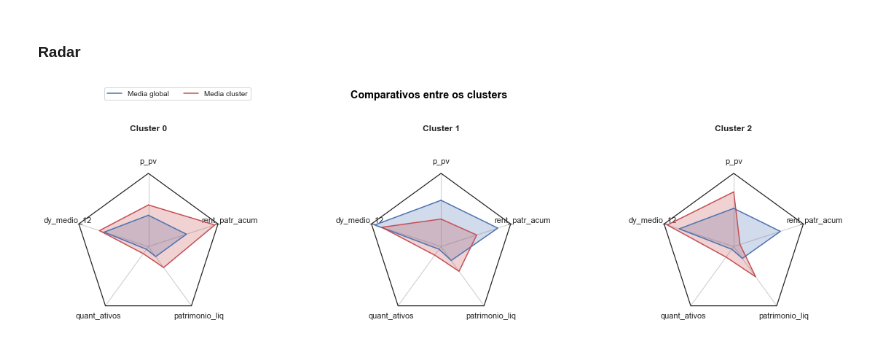
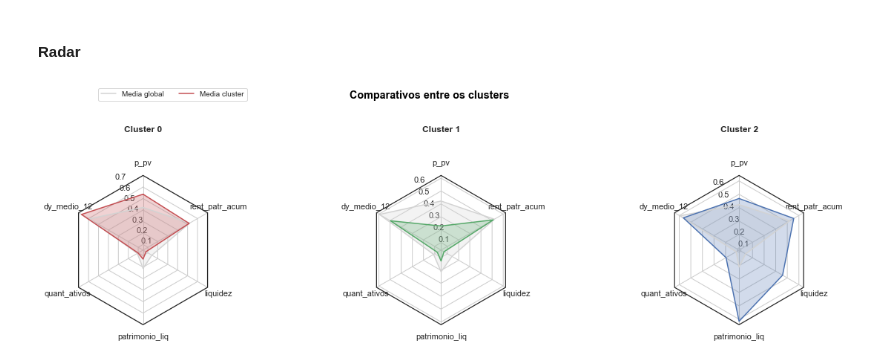
Before and after one commit to oliveiratiano/funds_explorer, a Jupyter notebook: agrupamento.ipynb, the cells around one changed output. Drawn from its saved outputs; the diff is of its cells as text; code cells hidden in the pictures.

```diff
--- a/agrupamento.ipynb
+++ b/agrupamento.ipynb
@@ -123,9 +123,10 @@ X_p = (pd.merge(X_tr.reset_index().set_index('index'),
                                                             'QUANTIDADE ATIVOS_y',
                                                             'PATRIMÔNIO LÍQ._y',
                                                             'RENTAB. PATR. ACUMULADA_y',
+                                                            'LIQUIDEZ DIÁRIA_y',
                                                             'clusters']]).reset_index()
 
-X_p.columns = ['index','p_pv', 'dy_medio_12', 'quant_ativos', 'patrimonio_liq', 'rent_patr_acum','clusters']
+X_p.columns = ['index','p_pv', 'dy_medio_12', 'quant_ativos', 'patrimonio_liq', 'rent_patr_acum','liquidez','clusters']
 for i in range(1, X_p.shape[1]-1):
     minimo = np.min(X_p.iloc[:,i])
     maximo = np.max(X_p.iloc[:,i])
@@ -134,33 +135,30 @@ medios = [X_p['p_pv'].mean(),
           X_p['dy_medio_12'].mean(),
           X_p['quant_ativos'].mean(),
           X_p['patrimonio_liq'].mean(),
-          X_p['rent_patr_acum'].mean()]
-def escalar_coluna(X_p, coluna, cluster):
-    minimo = np.min(X_p.loc[X_p.clusters == cluster, coluna])
-    maximo = np.max(X_p.loc[X_p.clusters == cluster, coluna])
-    X_p.loc[X_p.clusters == cluster, coluna] = (X_p.loc[X_p.clusters == cluster, coluna]
-                                                .apply(lambda x: (x-minimo)/(maximo-minimo)))
-[escalar_coluna(X_p, coluna, 0) for coluna in ['p_pv','dy_medio_12', 'quant_ativos', 'patrimonio_liq', 'rent_patr_acum']]
+          X_p['liquidez'].mean(),
+          X_p['rent_patr_acum'].mean(),
+          ]
 medios_0 = [X_p.loc[X_p.clusters == 0, 'p_pv'].mean(),
             X_p.loc[X_p.clusters == 0,'dy_medio_12'].mean(),
             X_p.loc[X_p.clusters == 0,'quant_ativos'].mean(),
             X_p.loc[X_p.clusters == 0,'patrimonio_liq'].mean(),
+            X_p.loc[X_p.clusters == 0,'liquidez'].mean(),
             X_p.loc[X_p.clusters == 0,'rent_patr_acum'].mean()]
-[escalar_coluna(X_p, coluna, 1) for coluna in ['p_pv','dy_medio_12', 'quant_ativos', 'patrimonio_liq', 'rent_patr_acum']]
 medios_1 = [X_p.loc[X_p.clusters == 1, 'p_pv'].mean(),
             X_p.loc[X_p.clusters == 1,'dy_medio_12'].mean(),
             X_p.loc[X_p.clusters == 1,'quant_ativos'].mean(),
             X_p.loc[X_p.clusters == 1,'patrimonio_liq'].mean(),
+            X_p.loc[X_p.clusters == 1,'liquidez'].mean(),
             X_p.loc[X_p.clusters == 1,'rent_patr_acum'].mean()]
-[escalar_coluna(X_p, coluna, 2) for coluna in ['p_pv','dy_medio_12', 'quant_ativos', 'patrimonio_liq', 'rent_patr_acum']]
 medios_2 = [X_p.loc[X_p.clusters == 2, 'p_pv'].mean(),
             X_p.loc[X_p.clusters == 2,'dy_medio_12'].mean(),
             X_p.loc[X_p.clusters == 2,'quant_ativos'].mean(),
             X_p.loc[X_p.clusters == 2,'patrimonio_liq'].mean(),
+            X_p.loc[X_p.clusters == 2,'liquidez'].mean(),
             X_p.loc[X_p.clusters == 2,'rent_patr_acum'].mean()]
 
 data = [
-    ['p_pv', 'dy_medio_12', 'quant_ativos', 'patrimonio_liq', 'rent_patr_acum'],
+    ['p_pv', 'dy_medio_12', 'quant_ativos', 'patrimonio_liq', 'liquidez', 'rent_patr_acum',],
     ('Cluster 0', [
         medios,
         medios_0
@@ -175,37 +173,40 @@ data = [
         ]),
 ]
 
-N = 5
+N = len(medios)
 theta =radar.radar_factory(N, frame='polygon')
 
 data = data
 spoke_labels = data.pop(0)
 
 fig, axes = plt.subplots(figsize=(18, 9), nrows=1, ncols=3,
                          subplot_kw=dict(projection='radar'))
 fig.subplots_adjust(wspace=1, hspace=1, top=1.3, bottom=0.0)
 
-colors = ['b', 'r', 'g', 'm', 'y']
+colors = ['r', 'g', 'b', 'm', 'y']
 # Plot the four cases from the example data on separate axes
 for ax, (title, case_data) in zip(axes.flat, data):
-    ax.set_rgrids([])
+    ax.set_rgrids([.1,.2,.3,.4,.5,.6,.7,.8,.9])
     ax.set_title(title, weight='bold', size='medium', position=(0.5, 1.3),
                  horizontalalignment='center', verticalalignment='top')
+    if title == 'Cluster 0': colors = ['lightgrey', 'r', 'b', 'm', 'y']
+    if title == 'Cluster 1': colors = ['lightgrey', 'g', 'b', 'm', 'y']
+    if title == 'Cluster 2': colors = ['lightgrey', 'b', 'b', 'm', 'y']
     for d, color in zip(case_data, colors):
         ax.plot(theta, d, color=color)
         ax.fill(theta, d, facecolor=color, alpha=0.25)
     ax.set_varlabels(spoke_labels)
 
 # add legend relative to top-left plot
 ax = axes[0]
 labels = ('Media global', 'Media cluster',)
 legend = ax.legend(labels, loc=(0.2, 1.5),
-                   labelspacing=0.1, fontsize='small', ncol=5)
+                   labelspacing=0.1, fontsize='small', ncol=6)
 
 fig.text(0.5, 0.965, 'Comparativos entre os clusters',
          horizontalalignment='center', color='black', weight='bold',
          size='large')
 
 plt.show()
 # %% [output]
-[figure, old version]
+[figure, new version]
```
